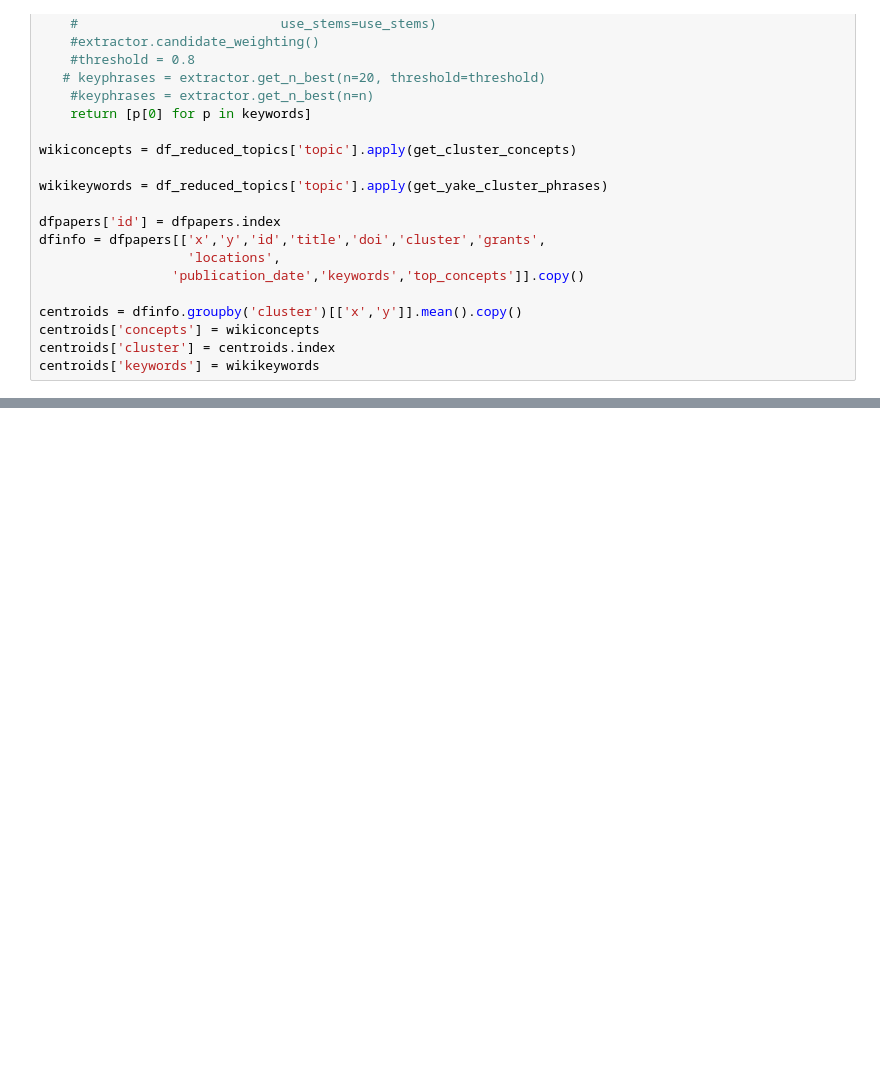
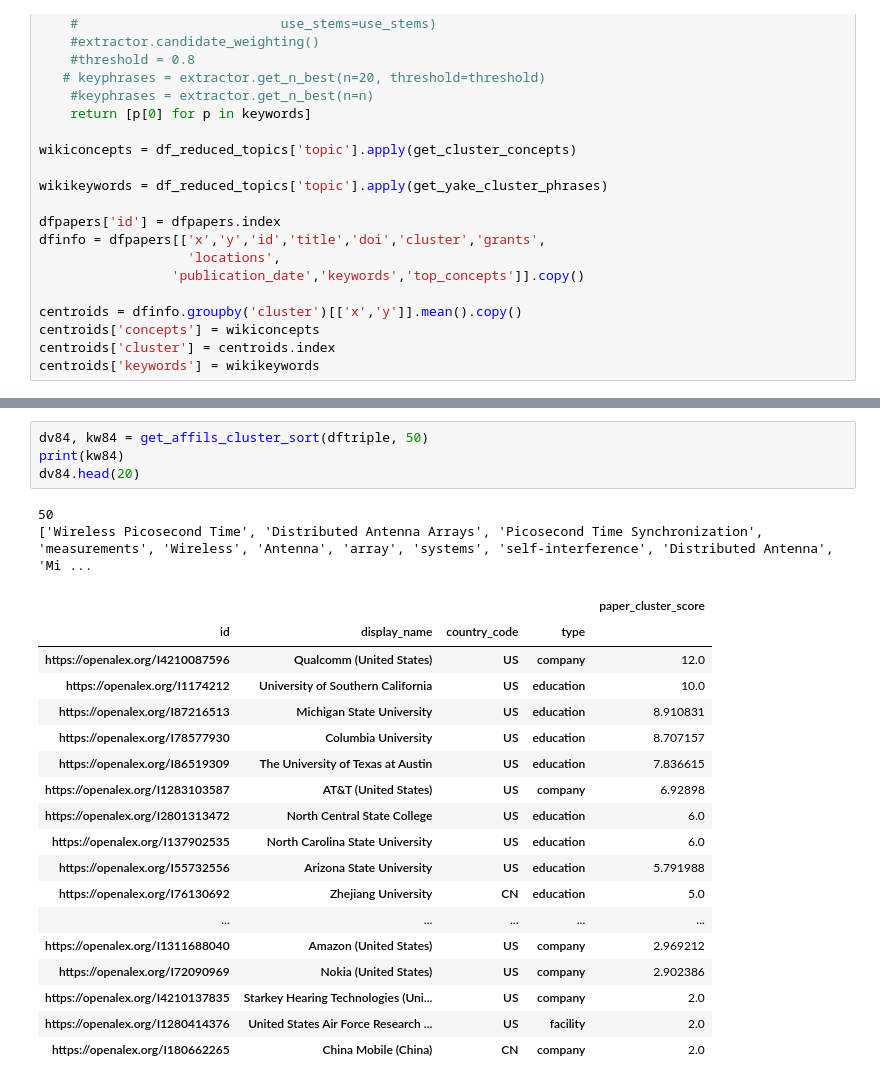
Before and after one commit to doolingdavidrs21/openalex-companies-gpt4, a Jupyter notebook: companies.ipynb, the cells around one changed output, grey strips where cells are left out. Drawn from its saved outputs; the diff is of its cells as text; blank space fills up the shorter version.

```diff
--- a/companies.ipynb
+++ b/companies.ipynb
@@ -354,0 +445,25 @@ centroids['keywords'] = wikikeywords
+# %%
+dv84, kw84 = get_affils_cluster_sort(dftriple, 50)
+print(kw84)
+dv84.head(20)
+# %% [output]
+50
+['Wireless Picosecond Time', 'Distributed Antenna Arrays', 'Picosecond Time Synchronization', 'measurements', 'Wireless', 'Antenna', 'array', 'systems', 'self-interference', 'Distributed Antenna', 'Mi ...
+|  |  |  |  | paper_cluster_score |
+| id | display_name | country_code | type |  |
+| https://openalex.org/I4210087596 | Qualcomm (United States) | US | company | 12.0 |
+| https://openalex.org/I1174212 | University of Southern California | US | education | 10.0 |
+| https://openalex.org/I87216513 | Michigan State University | US | education | 8.910831 |
+| https://openalex.org/I78577930 | Columbia University | US | education | 8.707157 |
+| https://openalex.org/I86519309 | The University of Texas at Austin | US | education | 7.836615 |
+| https://openalex.org/I1283103587 | AT&T (United States) | US | company | 6.92898 |
+| https://openalex.org/I2801313472 | North Central State College | US | education | 6.0 |
+| https://openalex.org/I137902535 | North Carolina State University | US | education | 6.0 |
+| https://openalex.org/I55732556 | Arizona State University | US | education | 5.791988 |
+| https://openalex.org/I76130692 | Zhejiang University | CN | education | 5.0 |
+| ... | ... | ... | ... | ... |
+| https://openalex.org/I1311688040 | Amazon (United States) | US | company | 2.969212 |
+| https://openalex.org/I72090969 | Nokia (United States) | US | company | 2.902386 |
+| https://openalex.org/I4210137835 | Starkey Hearing Technologies (Uni... | US | company | 2.0 |
+| https://openalex.org/I1280414376 | United States Air Force Research ... | US | facility | 2.0 |
+| https://openalex.org/I180662265 | China Mobile (China) | CN | company | 2.0 |
```
Also changed, not shown: parts of 9 cells of this notebook.
